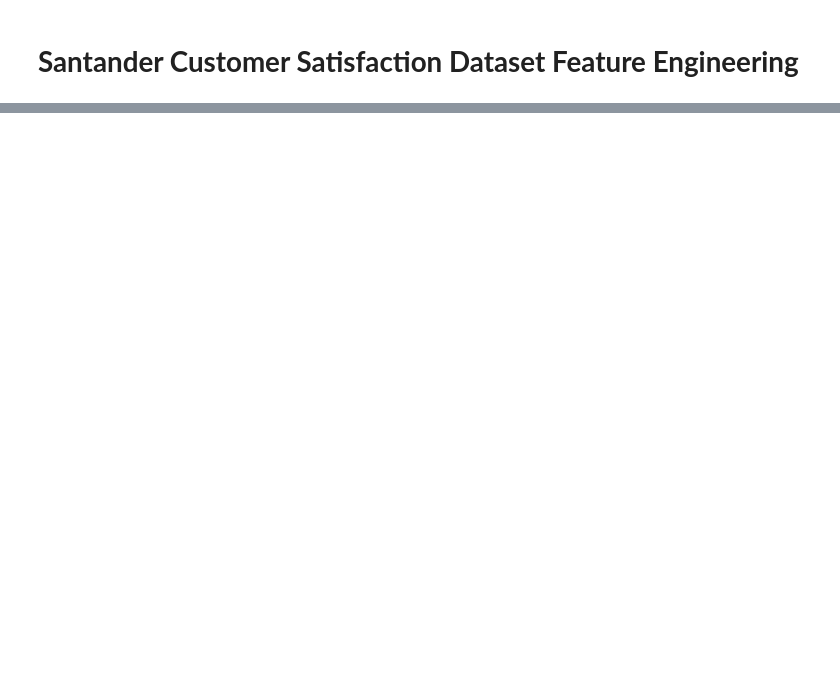
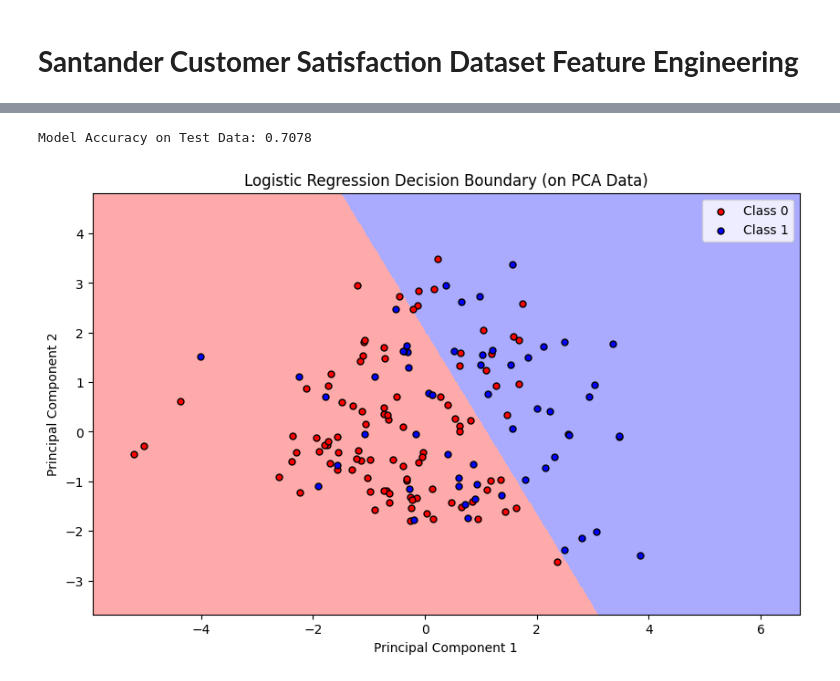
Before and after one commit to shrav-jally/ML_lab_sem5, a Jupyter notebook: sem5-ml.ipynb, the cells around one changed output, grey strips where cells are left out. Cells and saved outputs as stored; diff of their text form; code cells hidden in the pictures; blank space fills up the shorter version.

```diff
--- a/sem5-ml.ipynb
+++ b/sem5-ml.ipynb
@@ -1641,0 +1500,49 @@ print('Best subset (names):', list(X_train.columns[list(sfs1.k_feature_idx_)]))
+# %%
+import numpy as np
+import matplotlib.pyplot as plt
+from sklearn.preprocessing import StandardScaler
+from sklearn.decomposition import PCA
+from sklearn.linear_model import LogisticRegression
+from sklearn.metrics import accuracy_score
+from matplotlib.colors import ListedColormap
+
+scaler = StandardScaler()
+X_train_scaled = scaler.fit_transform(X_train)
+X_test_scaled = scaler.transform(X_test)
+
+pca = PCA(n_components=2)
+X_train_pca = pca.fit_transform(X_train_scaled)
+X_test_pca = pca.transform(X_test_scaled)
+
+model_pca = LogisticRegression(random_state=42)
+model_pca.fit(X_train_pca, y_train)
+
+y_pred_pca = model_pca.predict(X_test_pca)
+accuracy = accuracy_score(y_test, y_pred_pca)
+print(f'Model Accuracy on Test Data: {accuracy:.4f}')
+
+x_min, x_max = X_train_pca[:, 0].min() - 1, X_train_pca[:, 0].max() + 1
+y_min, y_max = X_train_pca[:, 1].min() - 1, X_train_pca[:, 1].max() + 1
+xx, yy = np.meshgrid(np.arange(x_min, x_max, 0.02), np.arange(y_min, y_max, 0.02))
+
+Z = model_pca.predict(np.c_[xx.ravel(), yy.ravel()])
+Z = Z.reshape(xx.shape)
+
+cmap_light = ListedColormap(['#FFAAAA', '#AAAAFF'])
+cmap_bold = ['#FF0000', '#0000FF']
+
+plt.figure(figsize=(10, 6))
+plt.contourf(xx, yy, Z, cmap=cmap_light)
+
+for i, color in zip(model_pca.classes_, cmap_bold):
+    idx = np.where(y_test == i)
+    plt.scatter(X_test_pca[idx, 0], X_test_pca[idx, 1], c=color, label=f'Class {i}', edgecolor='black', s=25)
+
+plt.title('Logistic Regression Decision Boundary (on PCA Data)')
+plt.xlabel('Principal Component 1')
+plt.ylabel('Principal Component 2')
+plt.legend()
+plt.show()
+# %% [output]
+Model Accuracy on Test Data: 0.7078
+[figure, added]
```
Also changed, not shown: parts of 68 cells of this notebook.
